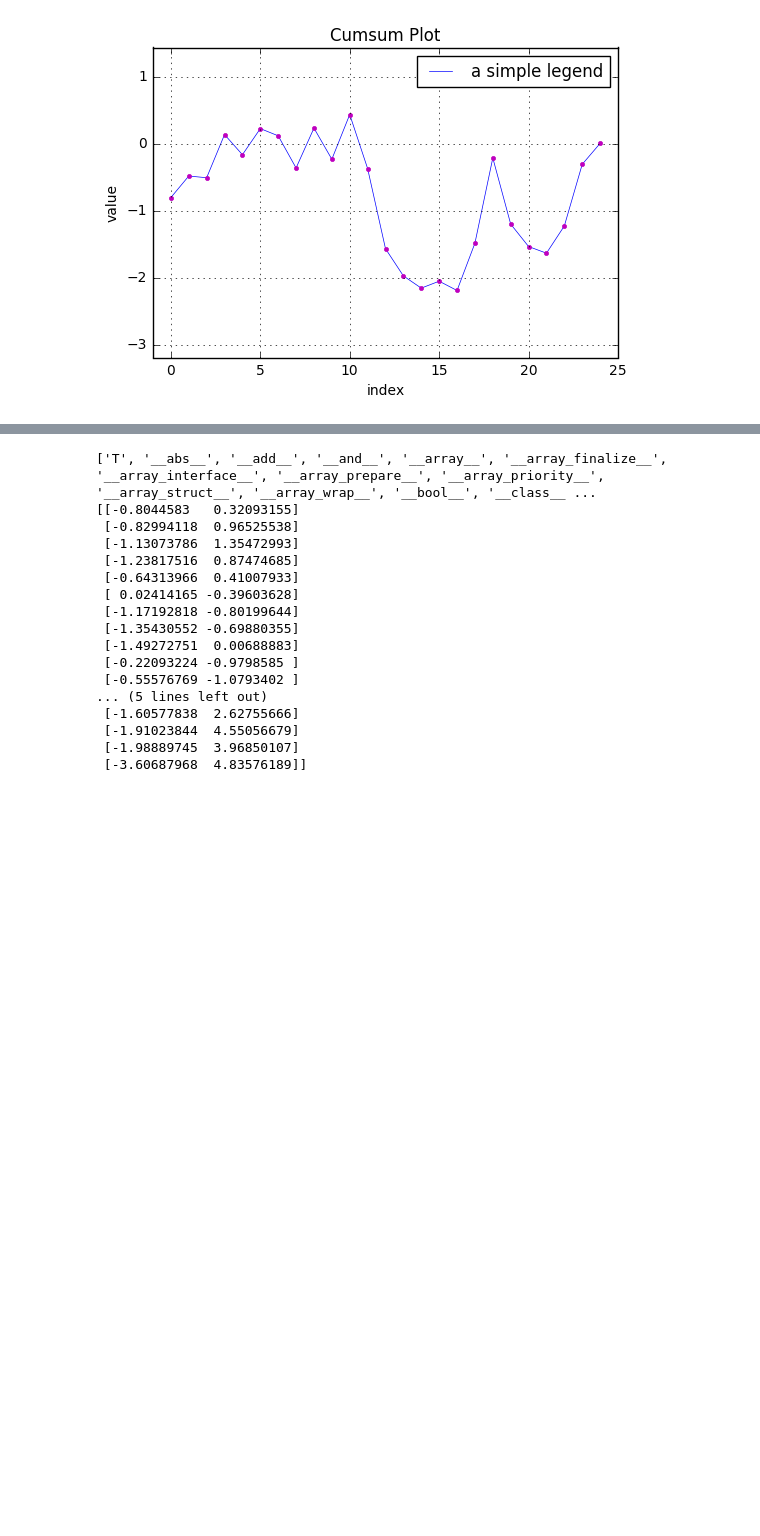
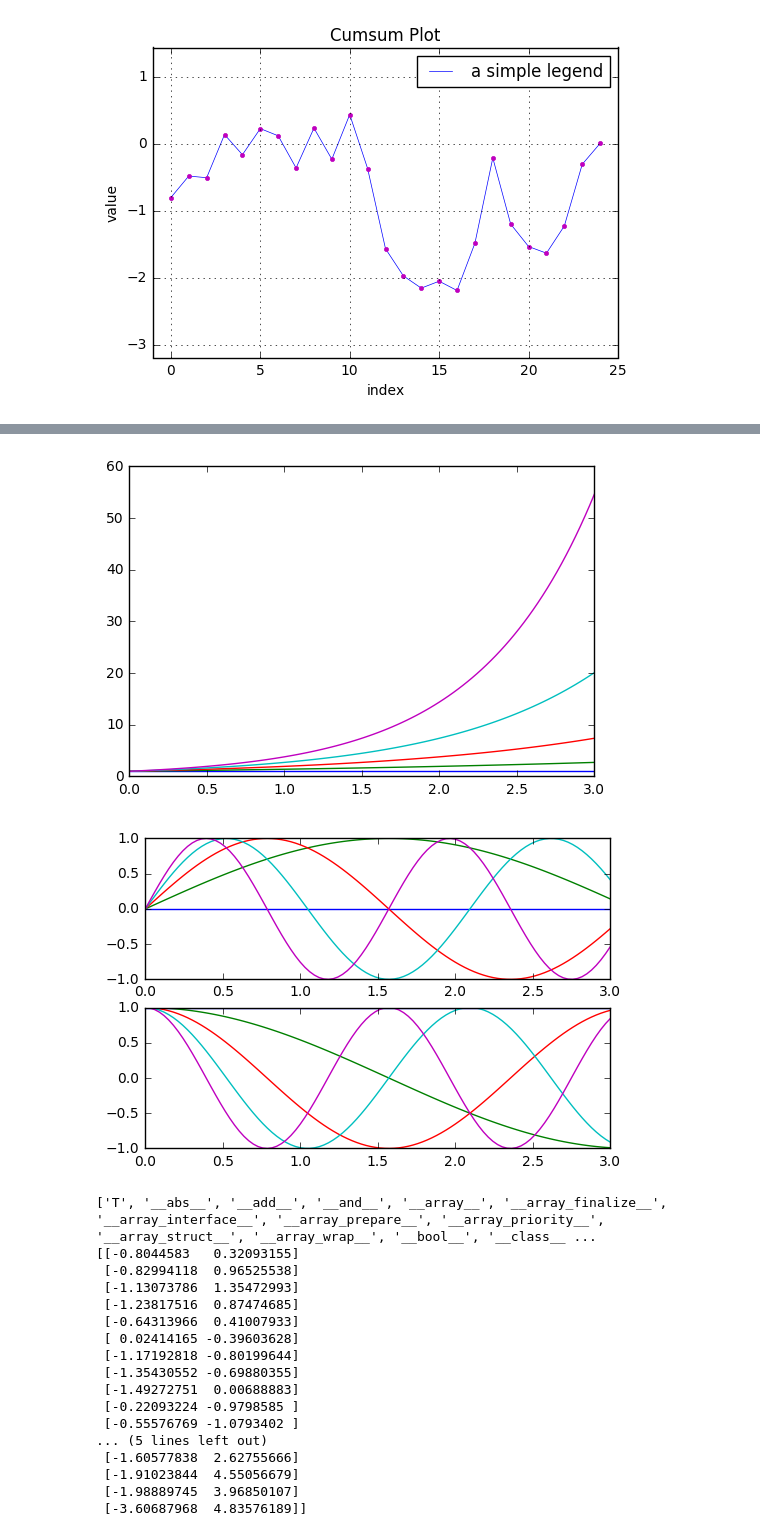
Before and after one commit to xuzuoyang/Blog, a Jupyter notebook: PyTest/PlotTest.ipynb, the cells around one changed output, grey strips where cells are left out. Saved outputs shown, nothing was run; the diff lists cells and outputs as text; code cells hidden in the pictures; blank space fills up the shorter version.

```diff
--- a/PyTest/PlotTest.ipynb
+++ b/PyTest/PlotTest.ipynb
@@ -25,3 +52,30 @@ plt.show()
+# %%
+import numpy as np
+import matplotlib.pyplot as plt
+
+#assign number/string to argument of figure method: num=
+#will be held in name attribute
+#if number: create new figure or activate existed figure
+#if string: set to figure's title
+#f1 = plt.figure(num='one')
+#f2 = plt.figure(num='two') # need to be tested
+f1 = plt.figure(1)
+f2 = plt.figure(2)
+ax1 = plt.subplot(211)
+ax2 = plt.subplot(212)
+
+x = np.linspace(0, 3, 100)
+for i in np.arange(5):
+    plt.figure(1)
+    plt.plot(x, np.exp((i*x)/3))
+    plt.sca(ax1)
+    plt.plot(x, np.sin(i*x))
+    plt.sca(ax2)
+    plt.plot(x, np.cos(i*x))
+plt.show()
+# %% [output]
+[figure, added]
+[figure, added]
 # %%
 import numpy as np
 
```
Also changed, not shown: parts of 6 cells of this notebook, 4 other files.
